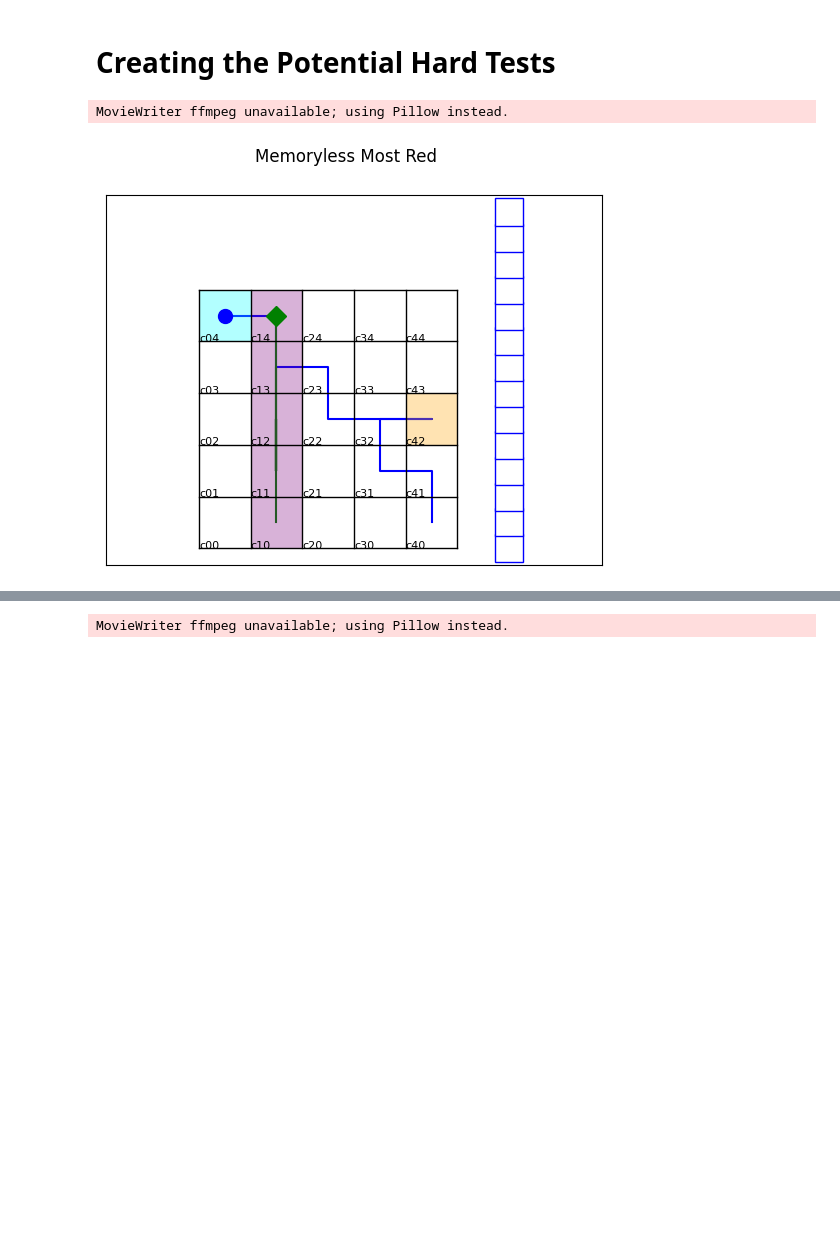
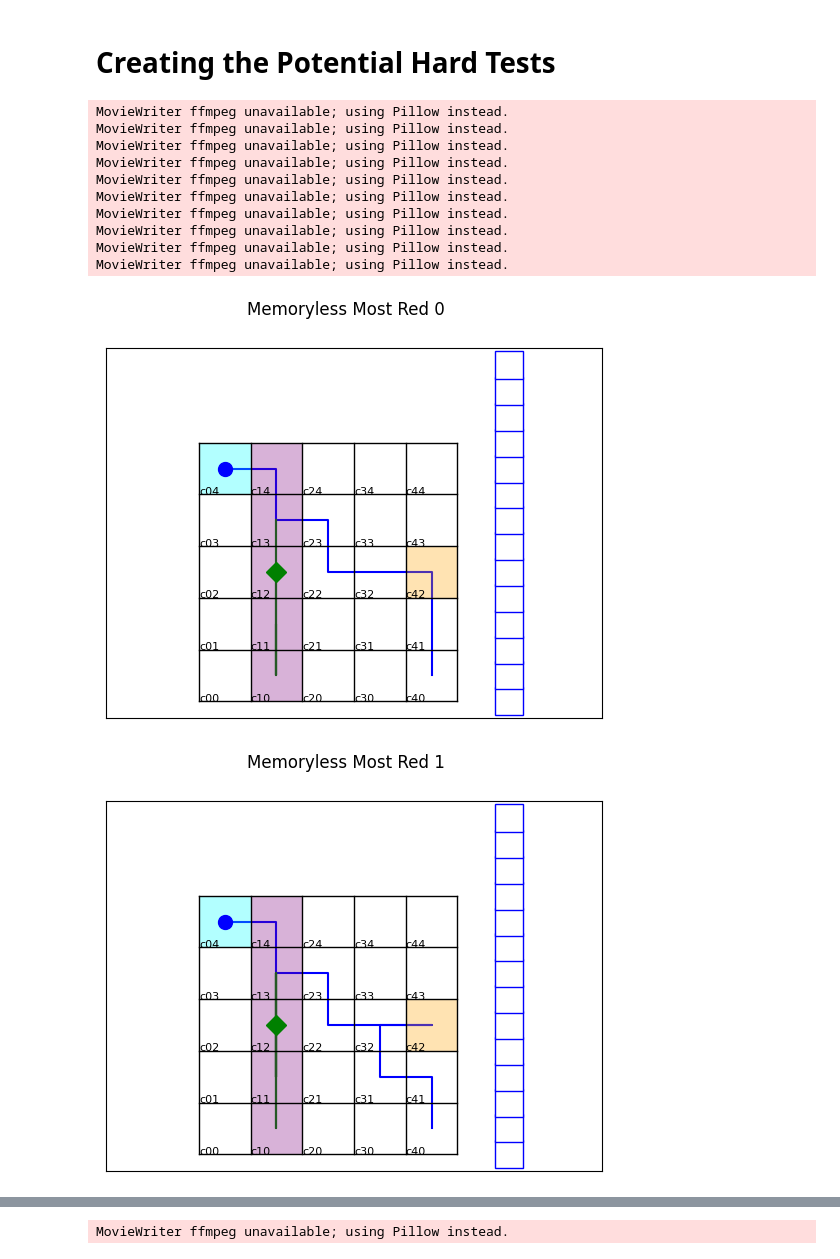
Before and after one commit to khassibi/GR1_simulations, a Jupyter notebook: patrolling_car_tests.ipynb, the cells around one changed output, grey strips where cells are left out. Drawn from its saved outputs; the diff is of its cells as text; code cells hidden in the pictures; blank space fills up the shorter version.

```diff
--- a/patrolling_car_tests.ipynb
+++ b/patrolling_car_tests.ipynb
@@ -29,10 +29,21 @@ G, ctrl = test.organize_graph_and_controller()
 # %%
 # Running the test that greedily picks the next state with the most unsafe
 # nodes
-title = "Memoryless Most Red"
 num_red_sys_metric = hard_tests.find_num_red_successors(G)
-signals, trajectory = test.rand_test_with_metric(G, 0, hard_tests.memoryless_max_metric, num_red_sys_metric, 30)
-test.animate_test(ctrl, signals, title)
+for i in range(10):
+    title = f"Memoryless Most Red {i}"
+    signals, trajectory = test.rand_test_with_metric(G, 0, hard_tests.memoryless_max_metric, num_red_sys_metric, 30)
+    test.animate_test(ctrl, signals, title)
 # %% [output]
 MovieWriter ffmpeg unavailable; using Pillow instead.
+MovieWriter ffmpeg unavailable; using Pillow instead.
+MovieWriter ffmpeg unavailable; using Pillow instead.
+MovieWriter ffmpeg unavailable; using Pillow instead.
+MovieWriter ffmpeg unavailable; using Pillow instead.
+MovieWriter ffmpeg unavailable; using Pillow instead.
+MovieWriter ffmpeg unavailable; using Pillow instead.
+MovieWriter ffmpeg unavailable; using Pillow instead.
+MovieWriter ffmpeg unavailable; using Pillow instead.
+MovieWriter ffmpeg unavailable; using Pillow instead.
-[figure, old version]
+[figure, new version]
+[figure, added]
```
Also changed, not shown: parts of 5 cells of this notebook, 24 other files.
